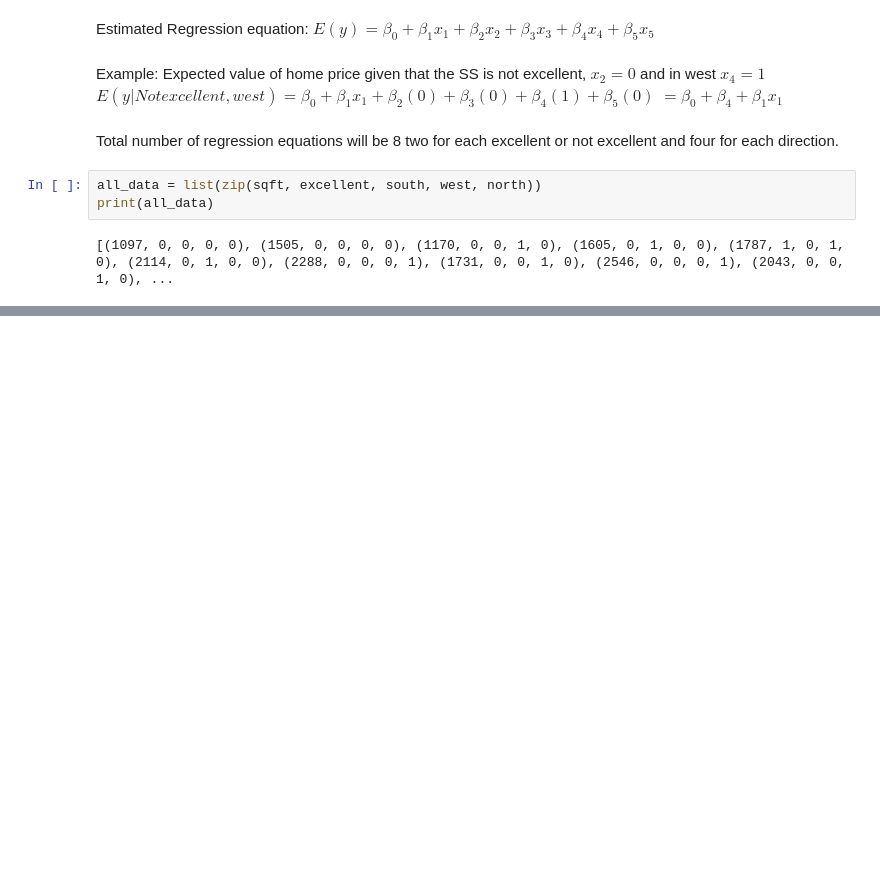
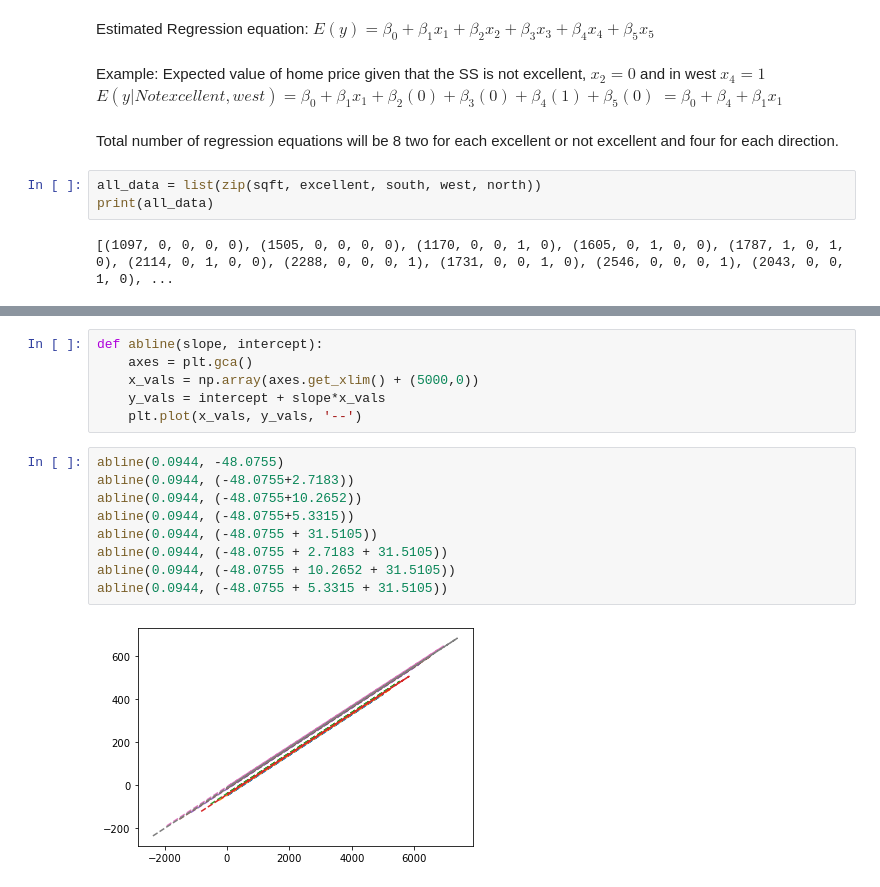
Before and after one commit to johnloane/sd4_dav_24, a Jupyter notebook: Multivariate Analysis Late.ipynb, the cells around one changed output, grey strips where cells are left out. Saved outputs shown, nothing was run; the diff lists cells and outputs as text; blank space fills up the shorter version.

```diff
--- a/Multivariate Analysis Late.ipynb
+++ b/Multivariate Analysis Late.ipynb
@@ -974,0 +987,17 @@ strong multicollinearity or other numerical problems.
+# %%
+def abline(slope, intercept):
+    axes = plt.gca()
+    x_vals = np.array(axes.get_xlim() + (5000,0))
+    y_vals = intercept + slope*x_vals
+    plt.plot(x_vals, y_vals, '--')
+# %%
+abline(0.0944, -48.0755)
+abline(0.0944, (-48.0755+2.7183))
+abline(0.0944, (-48.0755+10.2652))
+abline(0.0944, (-48.0755+5.3315))
+abline(0.0944, (-48.0755 + 31.5105))
+abline(0.0944, (-48.0755 + 2.7183 + 31.5105))
+abline(0.0944, (-48.0755 + 10.2652 + 31.5105))
+abline(0.0944, (-48.0755 + 5.3315 + 31.5105))
+# %% [output]
+[figure, added]
```
Also changed, not shown: parts of 11 cells of this notebook, 2 other files.
